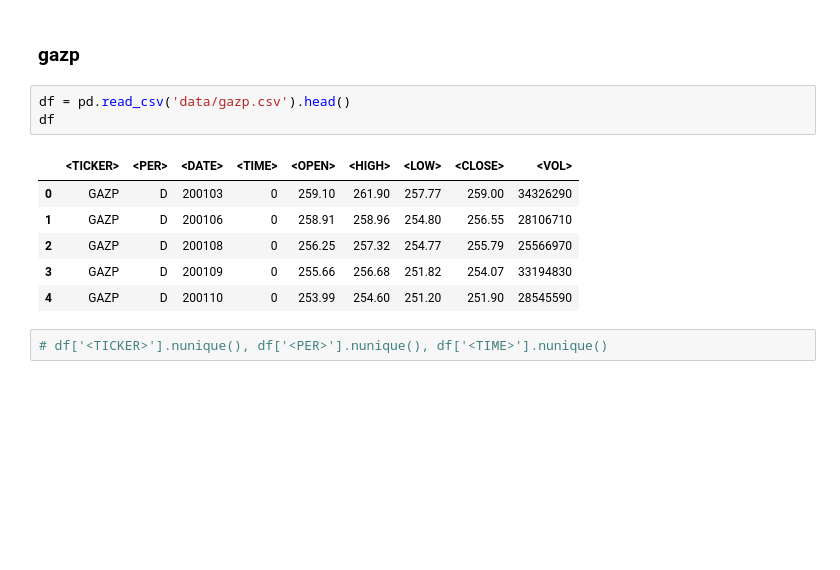
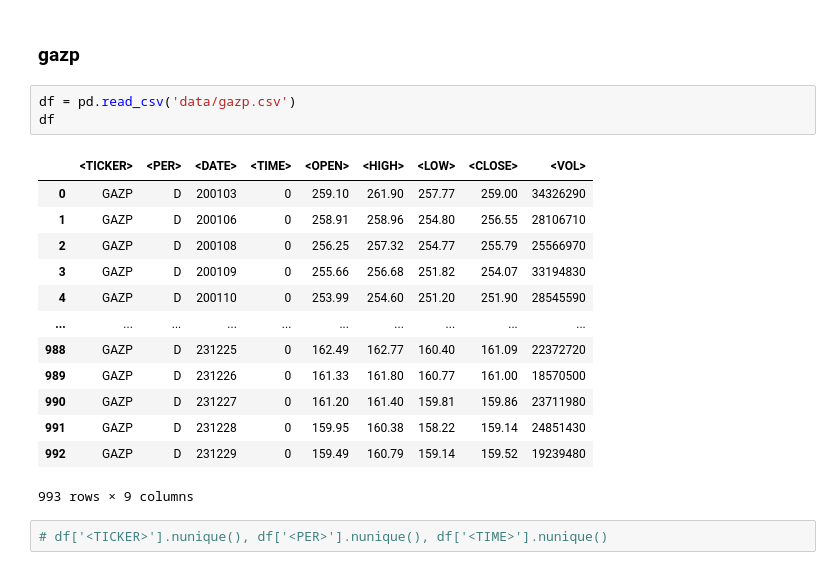
Before and after one commit to yanakhazanova/market_risk, a Jupyter notebook: collect_data.ipynb, the cells around one changed output. Cells and saved outputs as stored; diff of their text form; blank space fills up the shorter version.

Commit message:
Fixed DataProcessor

```diff
--- a/collect_data.ipynb
+++ b/collect_data.ipynb
@@ -102,15 +116,22 @@ df
 # %% [markdown]
 ### gazp
 # %%
-df = pd.read_csv('data/gazp.csv').head()
+df = pd.read_csv('data/gazp.csv')
 df
 # %% [output]
 |  | <TICKER> | <PER> | <DATE> | <TIME> | <OPEN> | <HIGH> | <LOW> | <CLOSE> | <VOL> |
 | 0 | GAZP | D | 200103 | 0 | 259.10 | 261.90 | 257.77 | 259.00 | 34326290 |
 | 1 | GAZP | D | 200106 | 0 | 258.91 | 258.96 | 254.80 | 256.55 | 28106710 |
 | 2 | GAZP | D | 200108 | 0 | 256.25 | 257.32 | 254.77 | 255.79 | 25566970 |
 | 3 | GAZP | D | 200109 | 0 | 255.66 | 256.68 | 251.82 | 254.07 | 33194830 |
 | 4 | GAZP | D | 200110 | 0 | 253.99 | 254.60 | 251.20 | 251.90 | 28545590 |
+| ... | ... | ... | ... | ... | ... | ... | ... | ... | ... |
+| 988 | GAZP | D | 231225 | 0 | 162.49 | 162.77 | 160.40 | 161.09 | 22372720 |
+| 989 | GAZP | D | 231226 | 0 | 161.33 | 161.80 | 160.77 | 161.00 | 18570500 |
+| 990 | GAZP | D | 231227 | 0 | 161.20 | 161.40 | 159.81 | 159.86 | 23711980 |
+| 991 | GAZP | D | 231228 | 0 | 159.95 | 160.38 | 158.22 | 159.14 | 24851430 |
+| 992 | GAZP | D | 231229 | 0 | 159.49 | 160.79 | 159.14 | 159.52 | 19239480 |
+993 rows × 9 columns
 # %%
 # df['<TICKER>'].nunique(), df['<PER>'].nunique(), df['<TIME>'].nunique()
 # %%
```
Also changed, not shown: parts of 9 cells of this notebook, 7 other files.
